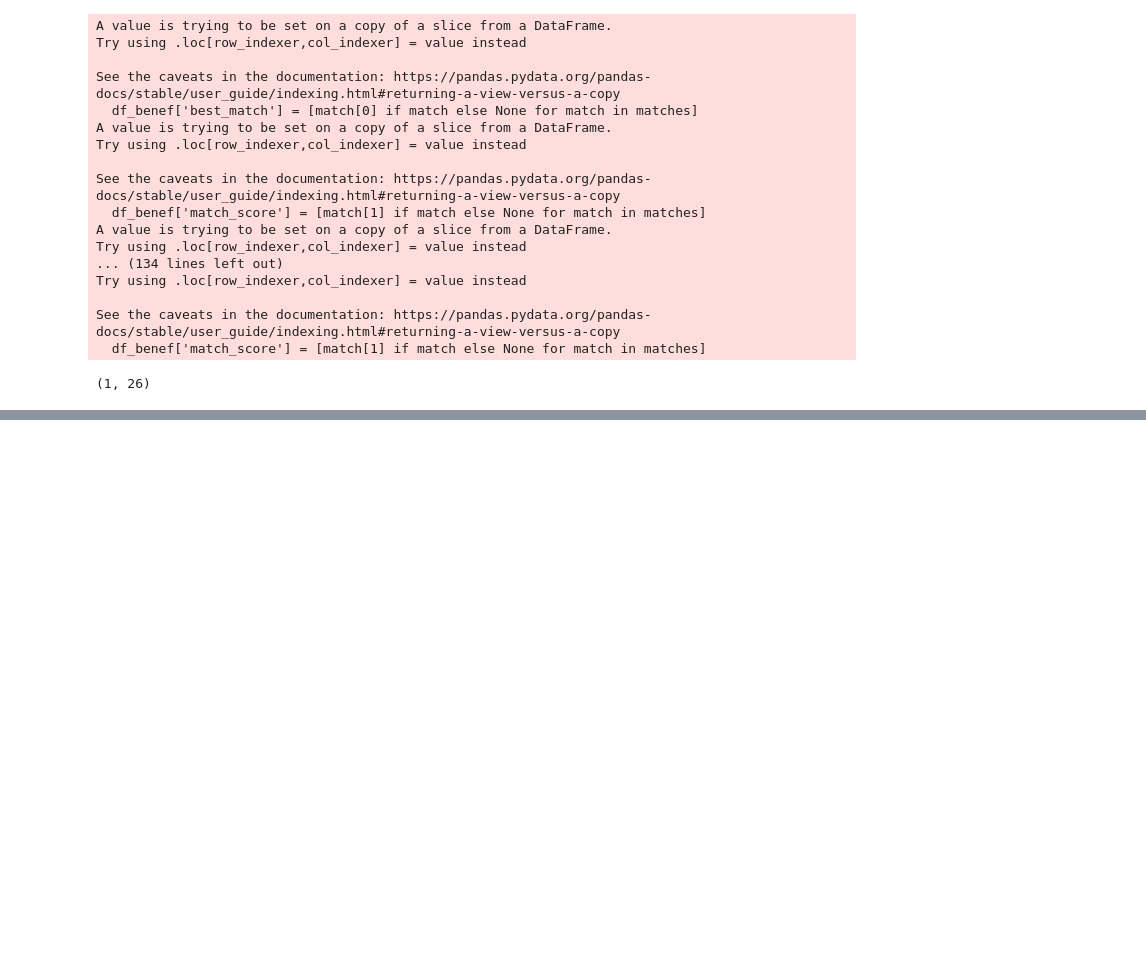
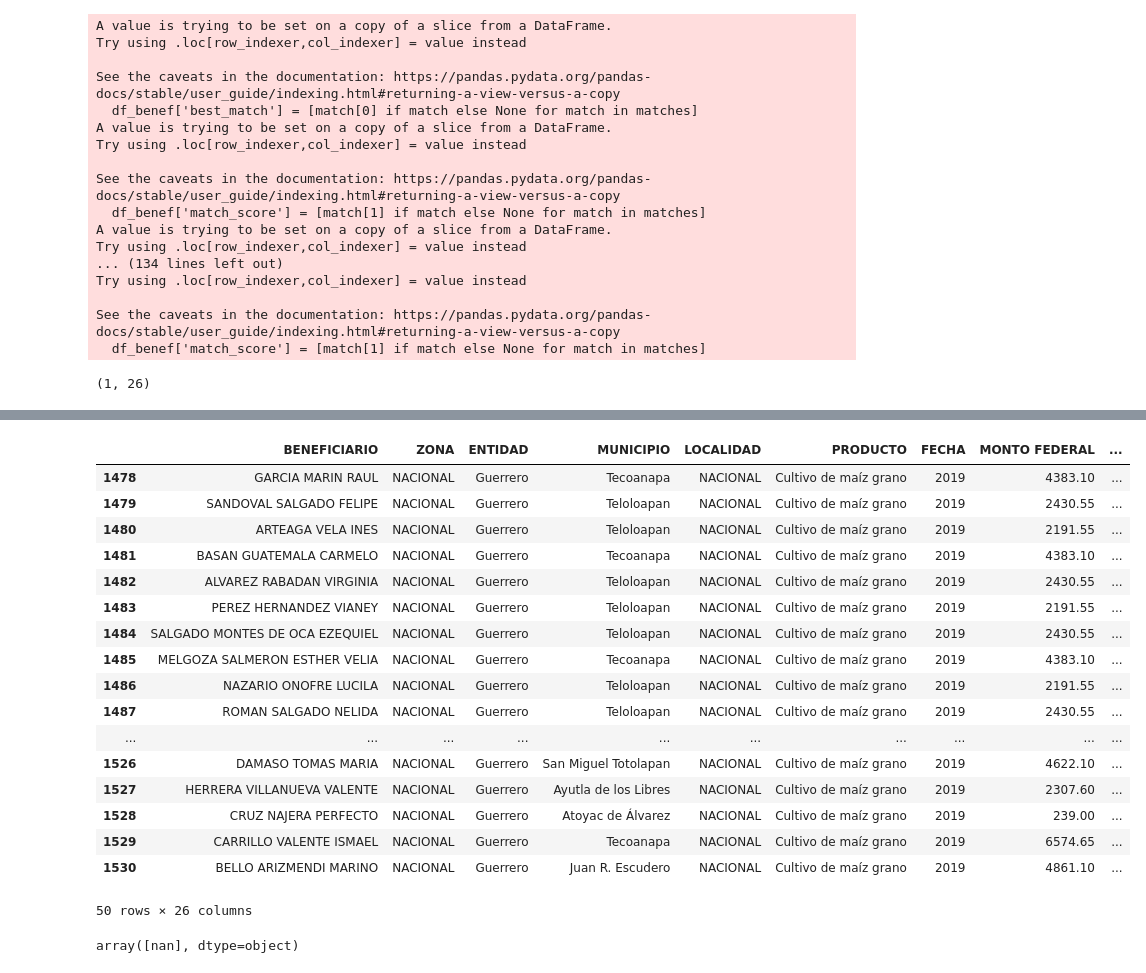
Before and after one commit to DGRIA/SESNA-Fertilizantes, a Jupyter notebook: src/Notebooks/2.3.1 Benef2019_Cleaning_and_merged.ipynb, the cells around one changed output, grey strips where cells are left out. Cells and saved outputs as stored; diff of their text form; code cells hidden in the pictures; blank space fills up the shorter version.

Commit message:
Actualizados todos los notebooks entregable tres con los listados_completos a falta de verificar con SESNA

```diff
--- a/src/Notebooks/2.3.1 Benef2019_Cleaning_and_merged.ipynb
+++ b/src/Notebooks/2.3.1 Benef2019_Cleaning_and_merged.ipynb
@@ -498,0 +631,4 @@ diccionario_LOC_19_simple.to_csv('../../data/productores_beneficiarios 2019-2022
+# %%
+# Hacer el join de la Parte I
+listado_beneficiarios_parte_I_localidades = pd.merge(listado_beneficiarios_2019_match, diccionario_LOC_19_simple, left_on="Municipio-loc-KEY",
+                                         right_on="KEY_benef_loc", how='left', suffixes=('_benef', '_inegi'))
@@ -498,0 +661,2 @@ diccionario_LOC_19_simple.to_csv('../../data/productores_beneficiarios 2019-2022
+# %%
+listado_beneficiarios_parte_I_localidades.drop_duplicates(keep='first', inplace=True)
@@ -498,0 +721,5 @@ diccionario_LOC_19_simple.to_csv('../../data/productores_beneficiarios 2019-2022
+# %%
+# TODO: REVISAR ESTA PARTE (ARTURO)
+listado_beneficiarios_parte_II_localidades = pd.merge(listado_beneficiarios_parte_I_localidades, INEGI_UNIQUELOC_2019,
+                                          left_on="KEY_inegi_localidad",
+                                          right_on="KEY_inegi_localidad", how='left', suffixes=('_benef', '_inegi'))
@@ -498,0 +746,30 @@ diccionario_LOC_19_simple.to_csv('../../data/productores_beneficiarios 2019-2022
+# %%
+# Assuming listado_beneficiarios_parte_II is your DataFrame
+rows_with_nan = listado_beneficiarios_parte_II_localidades[listado_beneficiarios_parte_II_localidades.isna().any(axis=1)]
+
+# rows_with_nan now contains only the rows with NaN values in any column
+# %%
+rows_with_nan.tail(50)
+# %% [output]
+|  | BENEFICIARIO | ZONA | ENTIDAD | MUNICIPIO | LOCALIDAD | PRODUCTO | FECHA | MONTO FEDERAL | ... |
+| 1478 | GARCIA MARIN RAUL | NACIONAL | Guerrero | Tecoanapa | NACIONAL | Cultivo de maíz grano | 2019 | 4383.10 | ... |
+| 1479 | SANDOVAL SALGADO FELIPE | NACIONAL | Guerrero | Teloloapan | NACIONAL | Cultivo de maíz grano | 2019 | 2430.55 | ... |
+| 1480 | ARTEAGA VELA INES | NACIONAL | Guerrero | Teloloapan | NACIONAL | Cultivo de maíz grano | 2019 | 2191.55 | ... |
+| 1481 | BASAN GUATEMALA CARMELO | NACIONAL | Guerrero | Tecoanapa | NACIONAL | Cultivo de maíz grano | 2019 | 4383.10 | ... |
+| 1482 | ALVAREZ RABADAN VIRGINIA | NACIONAL | Guerrero | Teloloapan | NACIONAL | Cultivo de maíz grano | 2019 | 2430.55 | ... |
+| 1483 | PEREZ HERNANDEZ VIANEY | NACIONAL | Guerrero | Teloloapan | NACIONAL | Cultivo de maíz grano | 2019 | 2191.55 | ... |
+| 1484 | SALGADO MONTES DE OCA EZEQUIEL | NACIONAL | Guerrero | Teloloapan | NACIONAL | Cultivo de maíz grano | 2019 | 2430.55 | ... |
+| 1485 | MELGOZA SALMERON ESTHER VELIA | NACIONAL | Guerrero | Tecoanapa | NACIONAL | Cultivo de maíz grano | 2019 | 4383.10 | ... |
+| 1486 | NAZARIO ONOFRE LUCILA | NACIONAL | Guerrero | Teloloapan | NACIONAL | Cultivo de maíz grano | 2019 | 2191.55 | ... |
+| 1487 | ROMAN SALGADO NELIDA | NACIONAL | Guerrero | Teloloapan | NACIONAL | Cultivo de maíz grano | 2019 | 2430.55 | ... |
+| ... | ... | ... | ... | ... | ... | ... | ... | ... | ... |
+| 1526 | DAMASO TOMAS MARIA | NACIONAL | Guerrero | San Miguel Totolapan | NACIONAL | Cultivo de maíz grano | 2019 | 4622.10 | ... |
+| 1527 | HERRERA VILLANUEVA VALENTE | NACIONAL | Guerrero | Ayutla de los Libres | NACIONAL | Cultivo de maíz grano | 2019 | 2307.60 | ... |
+| 1528 | CRUZ NAJERA PERFECTO | NACIONAL | Guerrero | Atoyac de Álvarez | NACIONAL | Cultivo de maíz grano | 2019 | 239.00 | ... |
+| 1529 | CARRILLO VALENTE ISMAEL | NACIONAL | Guerrero | Tecoanapa | NACIONAL | Cultivo de maíz grano | 2019 | 6574.65 | ... |
+| 1530 | BELLO ARIZMENDI MARINO | NACIONAL | Guerrero | Juan R. Escudero | NACIONAL | Cultivo de maíz grano | 2019 | 4861.10 | ... |
+50 rows × 26 columns
+# %%
+rows_with_nan['KEY_inegi_municipio'].unique()
+# %% [output]
+array([nan], dtype=object)
```
Also changed, not shown: parts of 41 cells of this notebook, 19 other files.
